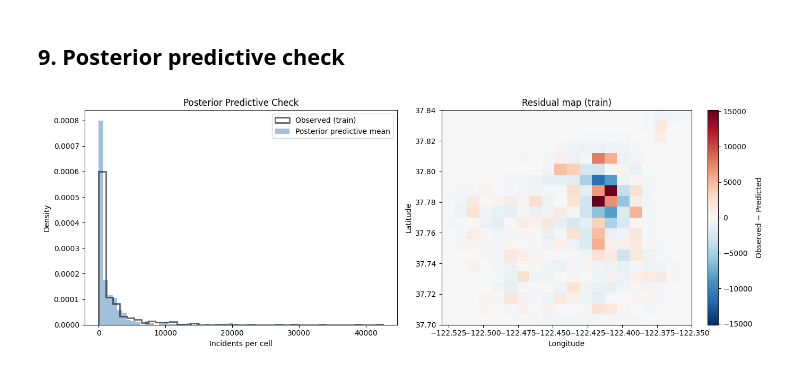
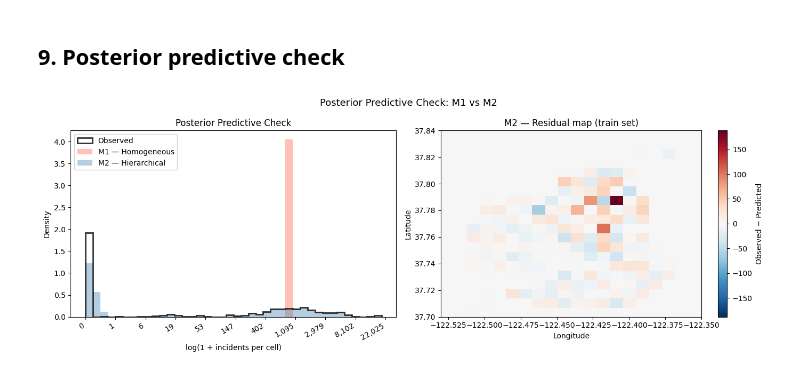
Before and after one commit to bodvarsdottirkristin/model-based, a Jupyter notebook: src/models/spatial_pp.ipynb, the cells around one changed output. Saved outputs shown, nothing was run; the diff lists cells and outputs as text; code cells hidden in the pictures.

```diff
--- a/src/models/spatial_pp.ipynb
+++ b/src/models/spatial_pp.ipynb
@@ -332,32 +490,55 @@ Baseline (uniform mean) — MAE: 690.63   RMSE: 1337.09
 # %% [markdown]
 ## 9. Posterior predictive check
 # %%
-ppc = Predictive(model_lgcp, guide=guide, num_samples=500,
-                 return_sites=["y"])(log_exp_tr)
+restore_guide(guide_1)
+ppc_1 = Predictive(model_homogeneous, guide=guide_1, num_samples=500,
+                   return_sites=["y"])(log_exp_tr)
 
-y_pp_samples = ppc["y"].float()                          # [500, N_CELLS]
-y_pp_mean    = y_pp_samples.mean(0).detach().numpy()
+restore_guide(guide_2)
+ppc_2 = Predictive(model_lgcp, guide=guide_2, num_samples=500,
+                   return_sites=["y"])(log_exp_tr)
+
+y_pp_1 = ppc_1["y"].float().mean(0).detach().numpy()
+y_pp_2 = ppc_2["y"].float().mean(0).detach().numpy()
+
+# log(1+x) transform — standard for heavy-tailed count data.
+# Raw scale hides the observed distribution because M1's spike is 60x taller.
+obs_log  = np.log1p(counts_tr)
+pp1_log  = np.log1p(y_pp_1)
+pp2_log  = np.log1p(y_pp_2)
+bins     = np.linspace(0, max(obs_log.max(), pp1_log.max(), pp2_log.max()), 41)
 
 fig, axes = plt.subplots(1, 2, figsize=(14, 5))
 
-axes[0].hist(counts_tr, bins=40, density=True, alpha=0.6,
-             color="black", histtype="step", lw=2, label="Observed (train)")
-axes[0].hist(y_pp_mean, bins=40, density=True, alpha=0.5,
-             color="steelblue", label="Posterior predictive mean")
-axes[0].set_xlabel("Incidents per cell"); axes[0].set_ylabel("Density")
-axes[0].set_title("Posterior Predictive Check — count distribution")
-axes[0].legend()
+ax = axes[0]
+ax.hist(obs_log, bins=bins, density=True, alpha=0.8,
+        color="black", histtype="step", lw=2, label="Observed")
+ax.hist(pp1_log, bins=bins, density=True, alpha=0.4,
+        color="tomato",    label="M1 — Homogeneous")
+ax.hist(pp2_log, bins=bins, density=True, alpha=0.4,
+        color="steelblue", label="M2 — Hierarchical")
+ax.set_xlabel("log(1 + incidents per cell)")
+ax.set_ylabel("Density")
+ax.set_title("Posterior Predictive Check")
+ax.legend()
 
-residuals_tr = (counts_tr - y_pp_mean).reshape(GRID_SIZE, GRID_SIZE)
-vmax_r = np.abs(residuals_tr).max()
-im = axes[1].imshow(residuals_tr, origin="lower", cmap="RdBu_r",
+# Add readable x-tick labels showing original scale
+ticks = [0, 1, 2, 3, 4, 5, 6, 7, 8, 9, 10]
+ax.set_xticks(ticks)
+ax.set_xticklabels([f"{int(np.expm1(t)):,}" for t in ticks], rotation=30, ha="right")
+
+residuals = (counts_tr - y_pp_2).reshape(GRID_SIZE, GRID_SIZE)
+vmax_r = np.abs(residuals).max()
+im = axes[1].imshow(residuals, origin="lower", cmap="RdBu_r",
                     vmin=-vmax_r, vmax=vmax_r,
                     extent=[LON_MIN, LON_MAX, LAT_MIN, LAT_MAX], aspect="auto")
 plt.colorbar(im, ax=axes[1], label="Observed − Predicted")
 axes[1].set_xlabel("Longitude"); axes[1].set_ylabel("Latitude")
-axes[1].set_title("Residual map (train)")
+axes[1].set_title("M2 — Residual map (train set)")
 
+plt.suptitle("Posterior Predictive Check: M1 vs M2", fontsize=13)
 plt.tight_layout()
-plt.show()
+display(fig)
+plt.close()
 # %% [output]
-[figure, old version]
+[figure, new version]
```
Also changed, not shown: parts of 10 cells of this notebook, 1 other file.
